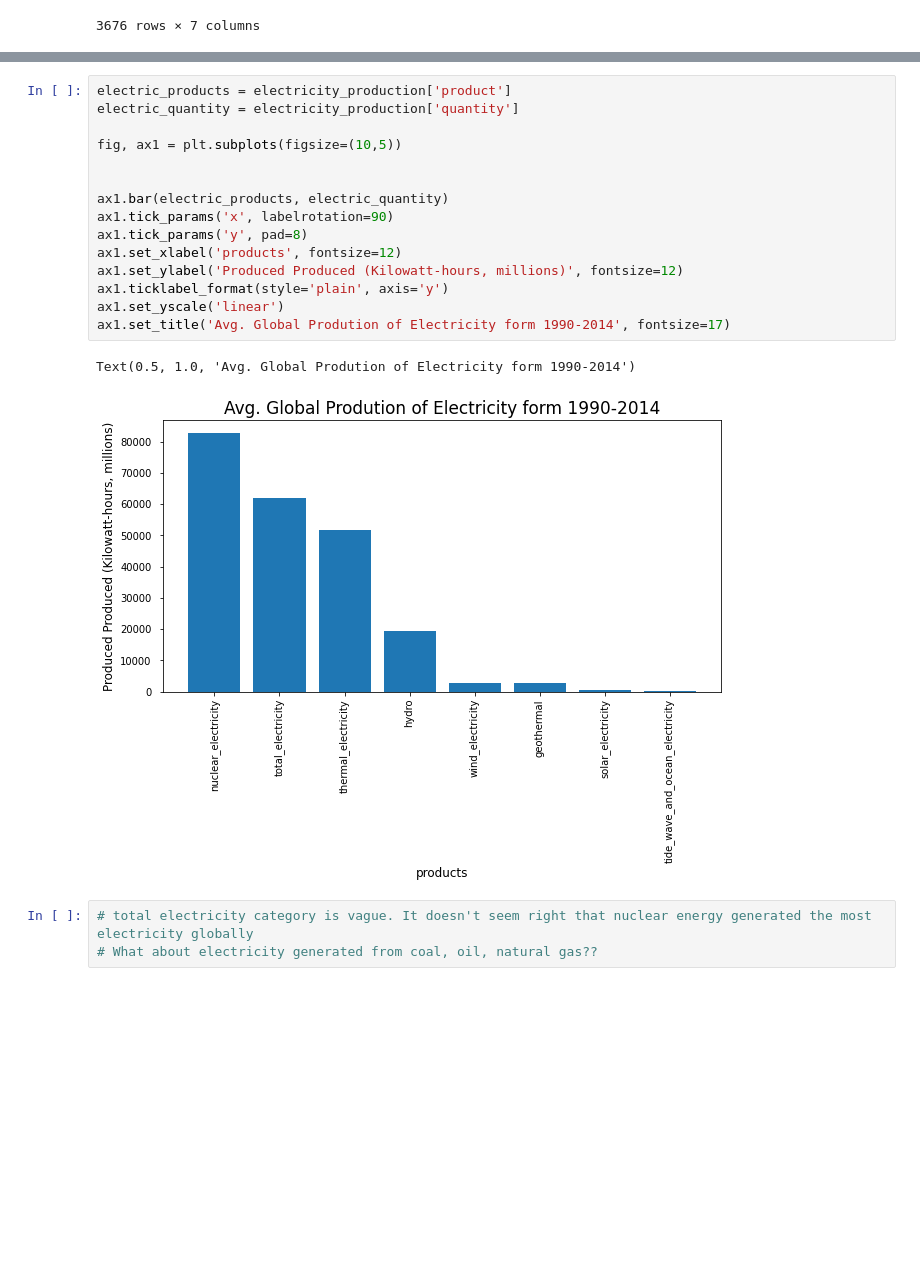
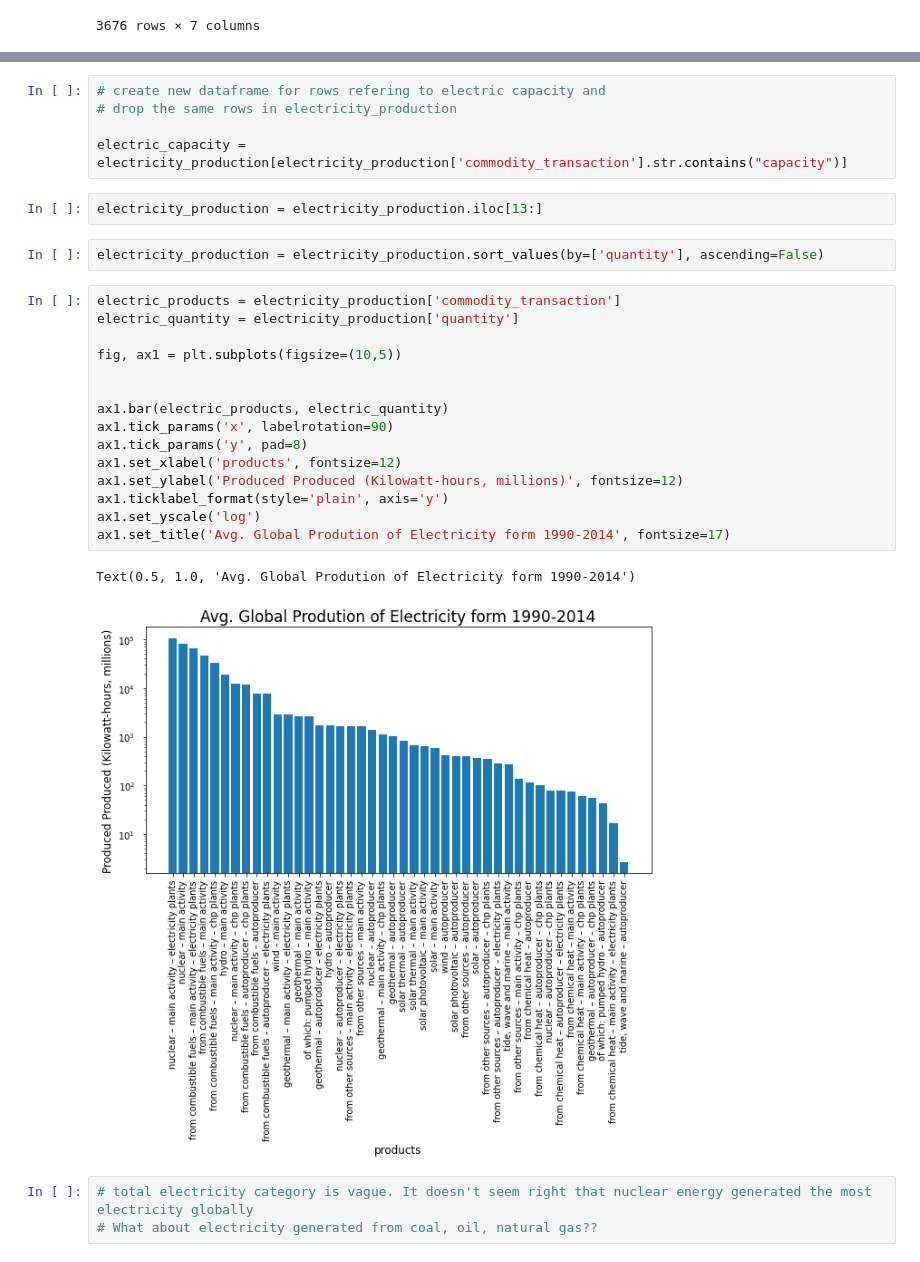
Before and after one commit to philipayazi/International-Energy-Statistics, a Jupyter notebook: International_Energy_Statistics.ipynb, the cells around one changed output, grey strips where cells are left out. Drawn from its saved outputs; the diff is of its cells as text; blank space fills up the shorter version.

```diff
--- a/International_Energy_Statistics.ipynb
+++ b/International_Energy_Statistics.ipynb
@@ -548,21 +526,30 @@ electricity_production
+# %%
+# create new dataframe for rows refering to electric capacity and
+# drop the same rows in electricity_production
+
+electric_capacity = electricity_production[electricity_production['commodity_transaction'].str.contains("capacity")]
+# %%
+electricity_production = electricity_production.iloc[13:]
+# %%
+electricity_production = electricity_production.sort_values(by=['quantity'], ascending=False)
 # %%
-electric_products = electricity_production['product']
+electric_products = electricity_production['commodity_transaction']
 electric_quantity = electricity_production['quantity']
 
 fig, ax1 = plt.subplots(figsize=(10,5))
 
 
 ax1.bar(electric_products, electric_quantity)
 ax1.tick_params('x', labelrotation=90)
 ax1.tick_params('y', pad=8)
 ax1.set_xlabel('products', fontsize=12)
 ax1.set_ylabel('Produced Produced (Kilowatt-hours, millions)', fontsize=12)
 ax1.ticklabel_format(style='plain', axis='y')
-ax1.set_yscale('linear')
+ax1.set_yscale('log')
 ax1.set_title('Avg. Global Prodution of Electricity form 1990-2014', fontsize=17)
 # %% [output]
 Text(0.5, 1.0, 'Avg. Global Prodution of Electricity form 1990-2014')
-[figure, old version]
+[figure, new version]
 # %%
 # total electricity category is vague. It doesn't seem right that nuclear energy generated the most electricity globally
 # What about electricity generated from coal, oil, natural gas??
```
Also changed, not shown: parts of 4 cells of this notebook.
